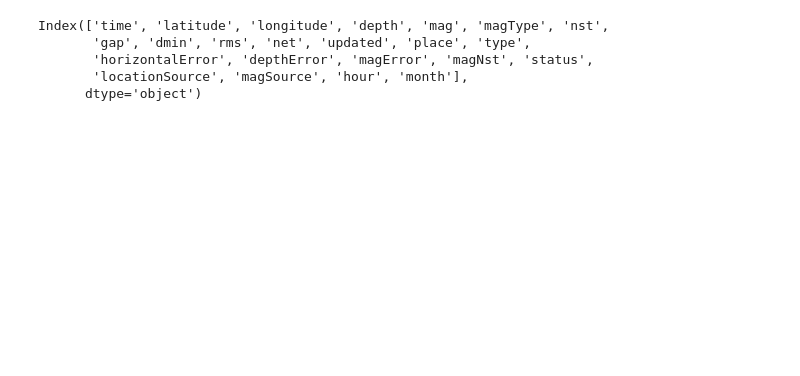
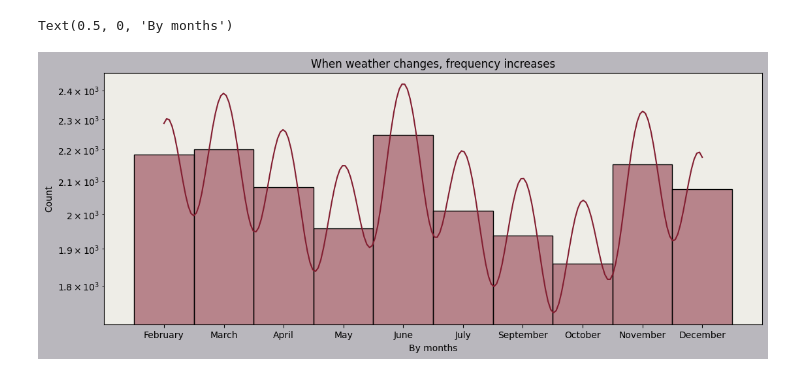
Before and after one commit to Aleksandr-ds17/EDA_Vizual, a Jupyter notebook: eartquake_analisis/main_analisis.ipynb, the cells around one changed output. Drawn from its saved outputs; the diff is of its cells as text; code cells hidden in the pictures; blank space fills up the shorter version.

```diff
--- a/eartquake_analisis/main_analisis.ipynb
+++ b/eartquake_analisis/main_analisis.ipynb
@@ -4,14 +4,24 @@ import numpy as np
 import matplotlib.pyplot as plt
 import seaborn as sns
 import geopy
+import folium
+import geopandas as gpd
+from shapely.geometry import Point
+
 df = pd.read_csv('earthquakes_2023_global.csv')
+
+
+
+
+month_dict = {0: 'January', 1: 'February', 2: 'March', 3: 'April', 4: 'May', 5: 'June',
+              6: 'July', 87: 'August', 8: 'September', 9: 'October', 10: 'November', 11: 'December'}
 
 df['time'] = pd.to_datetime(df['time'].apply(lambda x: x[:-5]))
 df['updated'] = pd.to_datetime(df['updated'].apply(lambda x: x[:-5]))
 df.drop_duplicates( inplace= True)
 # df['hour'] == df['hour'].astype('int8') everything is True I can change
 df['hour'] = df['time'].dt.hour.astype('int8')
-df['month'] = df['time'].dt.month_name().astype('category')
+df['month'] = df['time'].dt.month.astype('category').map(month_dict)
 df[['magType', 'net']] = df[['magType', 'net']].astype('category')
 
 df['nst'].fillna(0, inplace=True) # I took NaN as 0, nobody reported (calculated localy)
@@ -27,14 +37,8 @@ df['mag'] = df['mag'].astype('float16').apply(lambda x: round(x, 2))
 '''
 # df['id'] = df['id'].apply(lambda x: x[:2]) --> df['id'] == df['net']
 df.drop('id', axis = 1, inplace= True)
+# there is just 1 - landslide and 2 - Landslide
+df['type'] = df['type'].replace('landslide', 'Landslide')
-# %%
-df.columns
-# %% [output]
-Index(['time', 'latitude', 'longitude', 'depth', 'mag', 'magType', 'nst',
-       'gap', 'dmin', 'rms', 'net', 'updated', 'place', 'type',
-       'horizontalError', 'depthError', 'magError', 'magNst', 'status',
-       'locationSource', 'magSource', 'hour', 'month'],
-      dtype='object')
 # %%
 def clean_place(x):
 
@@ -85,0 +89,15 @@ df[['region', 'km', 'country']] = df['place'].apply(lambda x: pd.Series(clean_pl
+# %%
+df['place'].fillna(' ', inplace= True)
+# I apply function for separation region, country and km, I got some spaces after applying
+df[['region', 'km', 'country']] = df['place'].apply(lambda x: pd.Series(clean_place(x))).apply(lambda x: x.str.strip())
+# %%
+# by month
+fig, ax = plt.subplots(figsize=(13, 5), facecolor = '#B9B7BD')
+ax.set_facecolor("#EEEDE7")
+sns.histplot(df['month'], kde = True, color = '#821D30')
+plt.yscale('log')
+plt.title('When weather changes, frequency increases')
+plt.xlabel('By months')
+# %% [output]
+Text(0.5, 0, 'By months')
+[figure, added]
```
Also changed, not shown: parts of 2 cells of this notebook, 1 other file.
